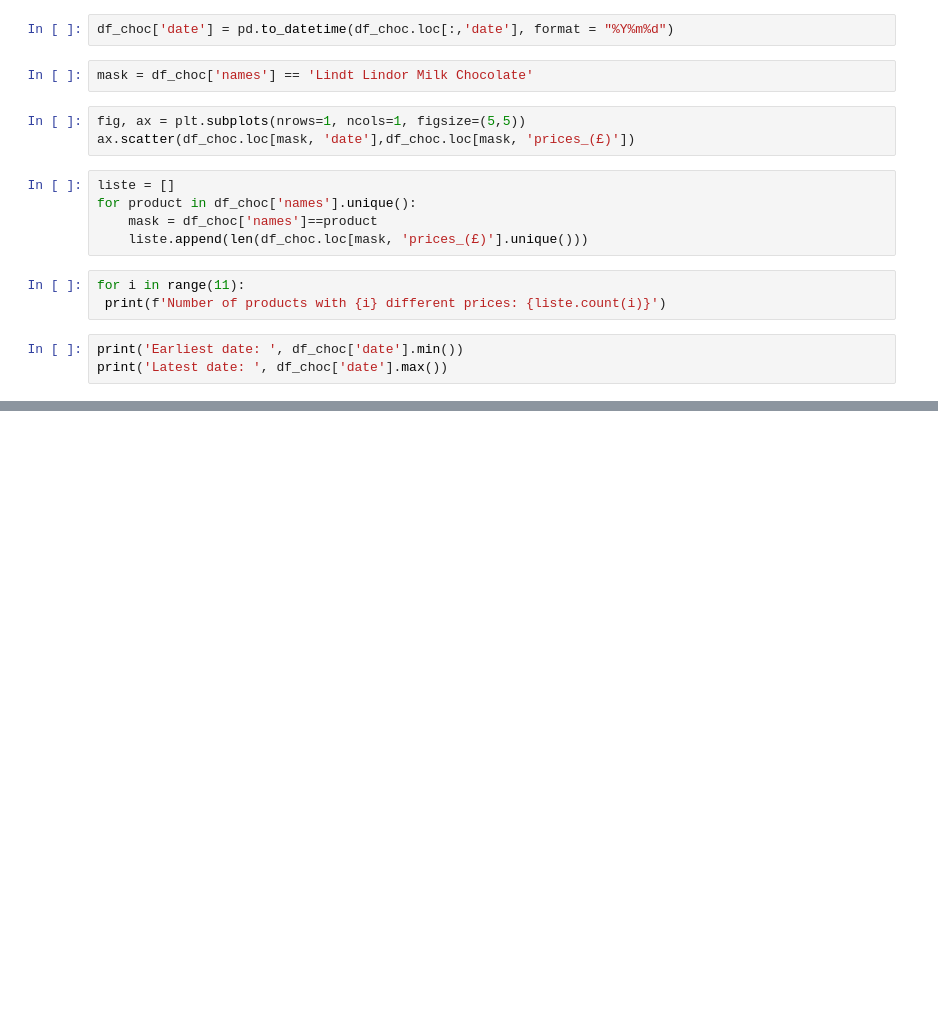
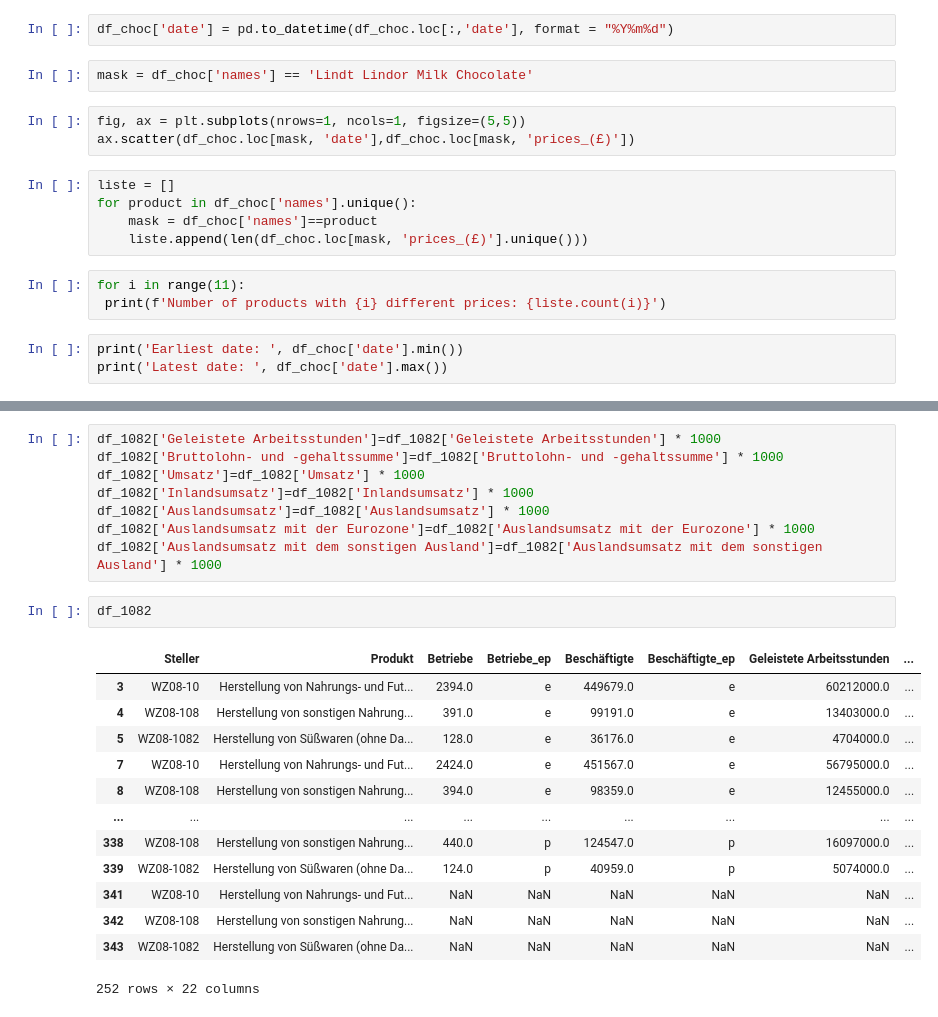
Before and after one commit to salimaabdalla/dpp_projekt_2026, a Jupyter notebook: notebooks/01_exploration.ipynb, the cells around one changed output, grey strips where cells are left out. Drawn from its saved outputs; the diff is of its cells as text; blank space fills up the shorter version.

```diff
--- a/notebooks/01_exploration.ipynb
+++ b/notebooks/01_exploration.ipynb
@@ -72,0 +146,24 @@ print('Latest date: ', df_choc['date'].max())
+# %%
+df_1082['Geleistete Arbeitsstunden']=df_1082['Geleistete Arbeitsstunden'] * 1000
+df_1082['Bruttolohn- und -gehaltssumme']=df_1082['Bruttolohn- und -gehaltssumme'] * 1000
+df_1082['Umsatz']=df_1082['Umsatz'] * 1000
+df_1082['Inlandsumsatz']=df_1082['Inlandsumsatz'] * 1000
+df_1082['Auslandsumsatz']=df_1082['Auslandsumsatz'] * 1000
+df_1082['Auslandsumsatz mit der Eurozone']=df_1082['Auslandsumsatz mit der Eurozone'] * 1000
+df_1082['Auslandsumsatz mit dem sonstigen Ausland']=df_1082['Auslandsumsatz mit dem sonstigen Ausland'] * 1000
+# %%
+df_1082
+# %% [output]
+|  | Steller | Produkt | Betriebe | Betriebe_ep | Beschäftigte | Beschäftigte_ep | Geleistete Arbeitsstunden | ... |
+| 3 | WZ08-10 | Herstellung von Nahrungs- und Fut... | 2394.0 | e | 449679.0 | e | 60212000.0 | ... |
+| 4 | WZ08-108 | Herstellung von sonstigen Nahrung... | 391.0 | e | 99191.0 | e | 13403000.0 | ... |
+| 5 | WZ08-1082 | Herstellung von Süßwaren (ohne Da... | 128.0 | e | 36176.0 | e | 4704000.0 | ... |
+| 7 | WZ08-10 | Herstellung von Nahrungs- und Fut... | 2424.0 | e | 451567.0 | e | 56795000.0 | ... |
+| 8 | WZ08-108 | Herstellung von sonstigen Nahrung... | 394.0 | e | 98359.0 | e | 12455000.0 | ... |
+| ... | ... | ... | ... | ... | ... | ... | ... | ... |
+| 338 | WZ08-108 | Herstellung von sonstigen Nahrung... | 440.0 | p | 124547.0 | p | 16097000.0 | ... |
+| 339 | WZ08-1082 | Herstellung von Süßwaren (ohne Da... | 124.0 | p | 40959.0 | p | 5074000.0 | ... |
+| 341 | WZ08-10 | Herstellung von Nahrungs- und Fut... | NaN | NaN | NaN | NaN | NaN | ... |
+| 342 | WZ08-108 | Herstellung von sonstigen Nahrung... | NaN | NaN | NaN | NaN | NaN | ... |
+| 343 | WZ08-1082 | Herstellung von Süßwaren (ohne Da... | NaN | NaN | NaN | NaN | NaN | ... |
+252 rows × 22 columns
```
Also changed, not shown: parts of 9 cells of this notebook.
